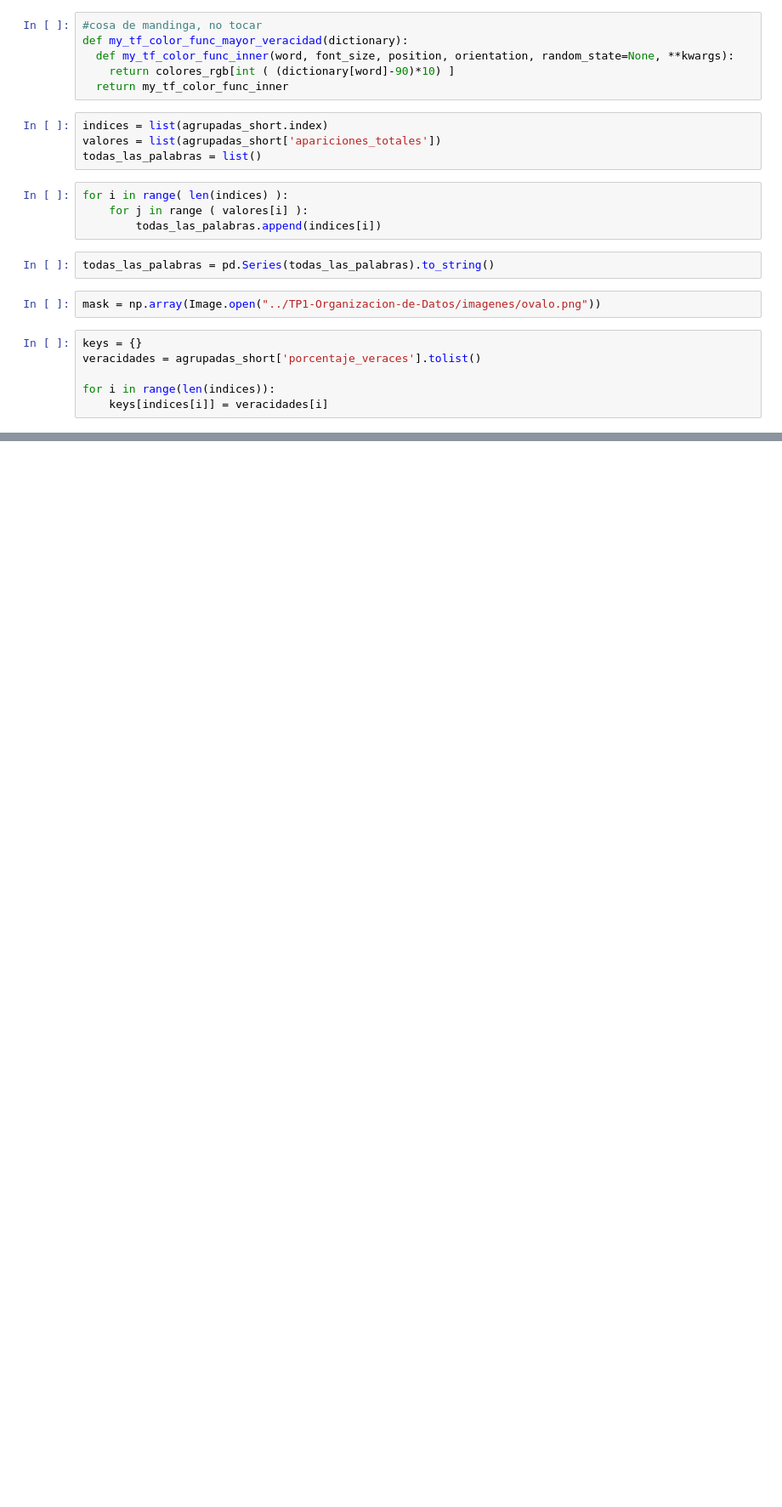
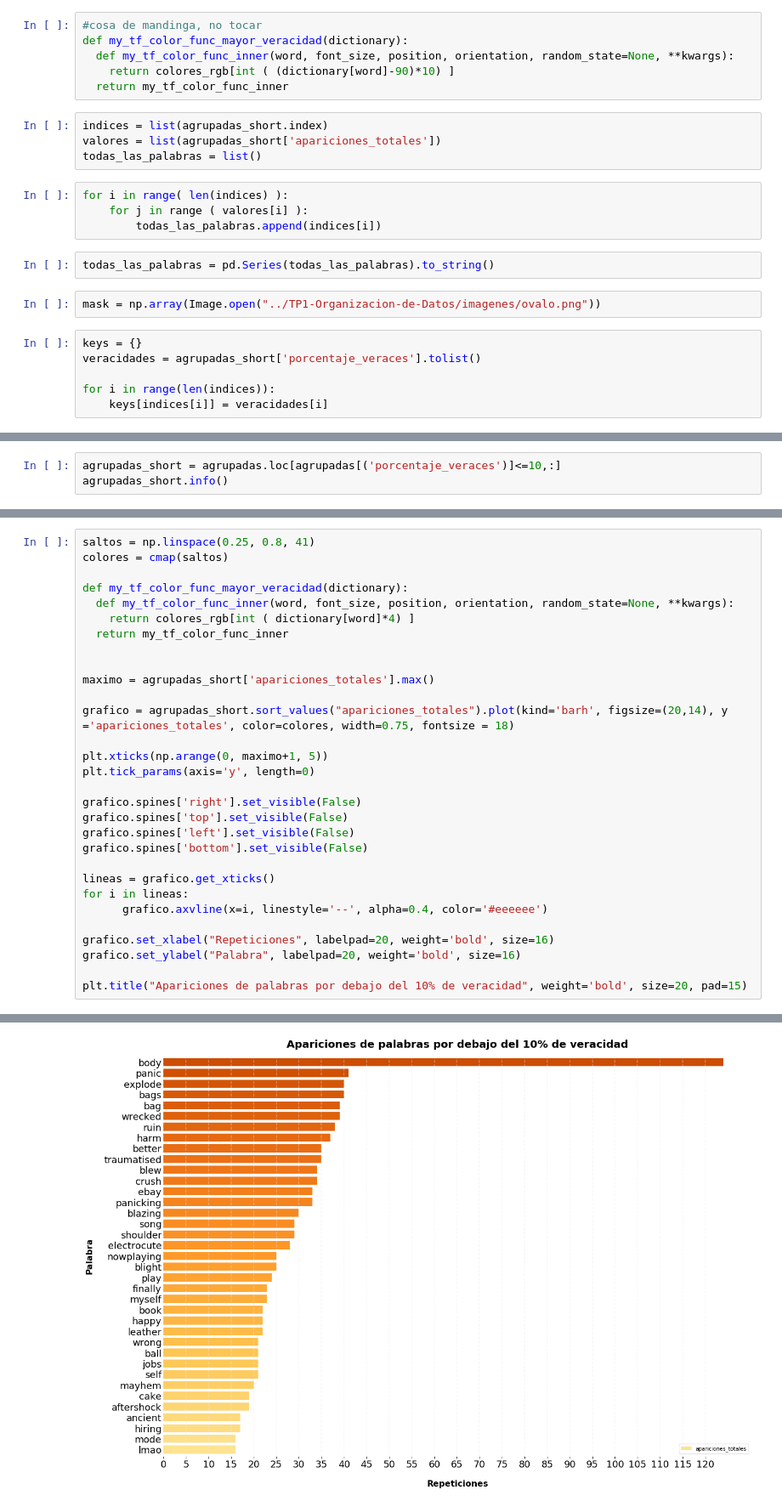
Before and after one commit to RiedelNicolas/TP1-Organizacion-de-Datos, a Jupyter notebook: Nico.ipynb, the cells around one changed output, grey strips where cells are left out. Shown at 85% size. Saved outputs shown, nothing was run; the diff lists cells and outputs as text; blank space fills up the shorter version.

```diff
--- a/Nico.ipynb
+++ b/Nico.ipynb
@@ -527,0 +616,3 @@ plt.show()
+# %%
+agrupadas_short = agrupadas.loc[agrupadas[('porcentaje_veraces')]<=10,:]
+agrupadas_short.info()
@@ -527,0 +633,31 @@ plt.show()
+# %%
+saltos = np.linspace(0.25, 0.8, 41)
+colores = cmap(saltos)
+
+def my_tf_color_func_mayor_veracidad(dictionary):
+  def my_tf_color_func_inner(word, font_size, position, orientation, random_state=None, **kwargs):
+    return colores_rgb[int ( dictionary[word]*4) ]
+  return my_tf_color_func_inner
+
+
+maximo = agrupadas_short['apariciones_totales'].max()
+
+grafico = agrupadas_short.sort_values("apariciones_totales").plot(kind='barh', figsize=(20,14), y ='apariciones_totales', color=colores, width=0.75, fontsize = 18)
+
+plt.xticks(np.arange(0, maximo+1, 5))
+plt.tick_params(axis='y', length=0)
+
+grafico.spines['right'].set_visible(False)
+grafico.spines['top'].set_visible(False)
+grafico.spines['left'].set_visible(False)
+grafico.spines['bottom'].set_visible(False)
+
+lineas = grafico.get_xticks()
+for i in lineas:
+      grafico.axvline(x=i, linestyle='--', alpha=0.4, color='#eeeeee')
+
+grafico.set_xlabel("Repeticiones", labelpad=20, weight='bold', size=16)
+grafico.set_ylabel("Palabra", labelpad=20, weight='bold', size=16)
+
+plt.title("Apariciones de palabras por debajo del 10% de veracidad", weight='bold', size=20, pad=15)
+# %% [output]
@@ -527,0 +665 @@ plt.show()
+[figure, added]
```
Also changed, not shown: parts of 21 cells of this notebook.
